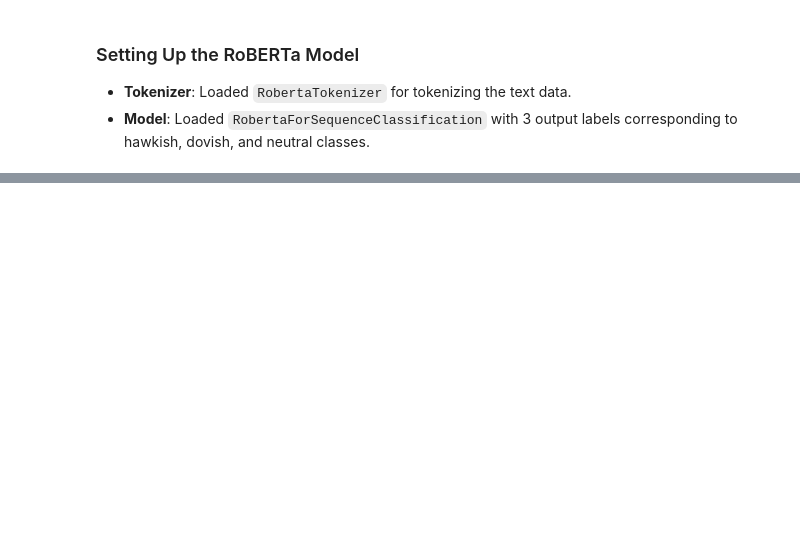
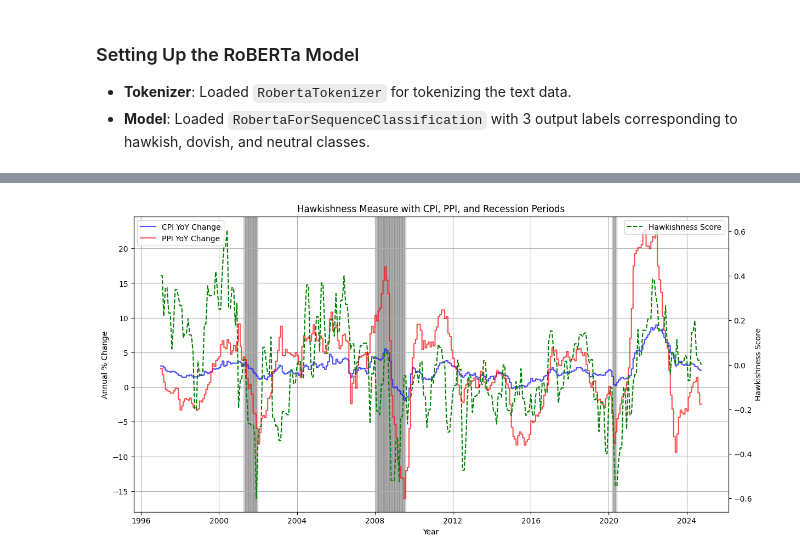
Before and after one commit to isidoragajic/AS10, a Jupyter notebook: AS10.ipynb, the cells around one changed output, grey strips where cells are left out. Drawn from its saved outputs; the diff is of its cells as text; code cells hidden in the pictures; blank space fills up the shorter version.

```diff
--- a/AS10.ipynb
+++ b/AS10.ipynb
@@ -549,0 +1112,7 @@ plt.show()
+# %%
+# Load the hawkishness scores
+hawkishness_df = pd.read_csv('hawkishness_scores.csv')
+
+# Convert Meeting_Date to datetime
+hawkishness_df['Meeting_Date'] = pd.to_datetime(hawkishness_df['Meeting_Date'])
+hawkishness_df.set_index('Meeting_Date', inplace=True)
@@ -549,0 +1124,3 @@ plt.show()
+# %%
+# Resample hawkishness scores to monthly frequency by taking the mean
+hawkishness_monthly = hawkishness_df.resample('M').mean()
@@ -549,0 +1133,4 @@ plt.show()
+# %%
+# Merge hawkishness scores with macro data
+merged_data = macro_data.join(hawkishness_monthly, how='outer')
+merged_data = merged_data.fillna(method='ffill').dropna()
@@ -549,0 +1144,32 @@ plt.show()
+# %%
+# Create the plot
+fig, ax1 = plt.subplots(figsize=(14, 7))
+
+# Plot CPI and PPI
+ax1.plot(merged_data.index, merged_data['CPI_YoY'], label='CPI YoY Change', color='blue', alpha=0.7)
+ax1.plot(merged_data.index, merged_data['PPI_YoY'], label='PPI YoY Change', color='red', alpha=0.7)
+
+# Highlight recession periods
+for idx, row in merged_data.iterrows():
+    if row['USREC'] == 1:
+        ax1.axvspan(idx, idx + pd.Timedelta(days=30), color='grey', alpha=0.3)
+
+# Configure ax1
+ax1.set_xlabel('Year')
+ax1.set_ylabel('Annual % Change')
+ax1.legend(loc='upper left')
+ax1.grid(True)
+
+# Create a twin axis for hawkishness
+ax2 = ax1.twinx()
+ax2.plot(merged_data.index, merged_data['Hawkishness_Score'], label='Hawkishness Score', color='green', linestyle='--')
+ax2.set_ylabel('Hawkishness Score')
+ax2.legend(loc='upper right')
+
+# Set the title
+plt.title('Hawkishness Measure with CPI, PPI, and Recession Periods')
+
+# Show the plot
+plt.show()
+# %% [output]
+[figure, added]
```
Also changed, not shown: parts of 78 cells of this notebook.
